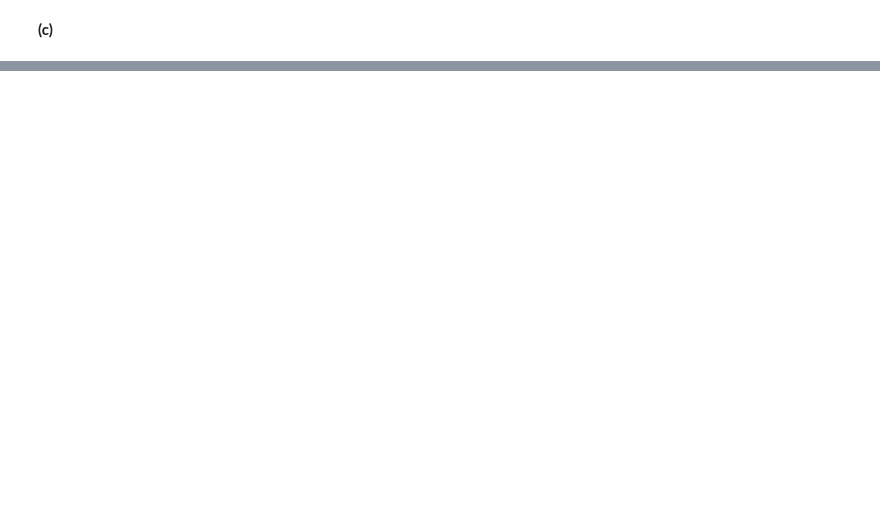
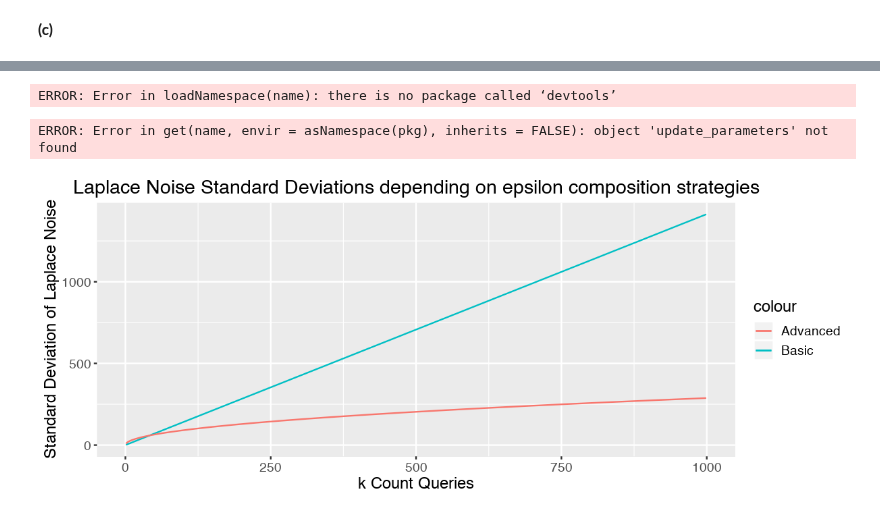
Before and after one commit to bhavenp/cs208, a Jupyter notebook: homework/HW3/HW3_Bhaven_Patel.ipynb, the cells around one changed output, grey strips where cells are left out. Cells and saved outputs as stored; diff of their text form; code cells hidden in the pictures; blank space fills up the shorter version.

```diff
--- a/homework/HW3/HW3_Bhaven_Patel.ipynb
+++ b/homework/HW3/HW3_Bhaven_Patel.ipynb
@@ -100,7 +100,7 @@ trimmed_mean = function(x, max_value, epsilon){
     cutoffs <- quantile(x, probs = c(0.05, 0.95) )
     lower = cutoffs[1];
     upper = cutoffs[2];
-    x.trimmed <- x[x > lower & x< upper]; #trim x
+    x.trimmed <- x[x >= lower & x <= upper]; #trim x
 
     sensitivity <- max_value/ (0.9*n);
     scale <- sensitivity / epsilon; #scale for Laplace noise
@@ -539,0 +185,22 @@ This will be submitted separately on Gradescope.
+# %%
+## PARAMETERS
+delta = 10**(-9);
+globalEps = 1;
+
+kVals <- seq(from=1, to=1000, by=2); #get sequence of values for k
+
+results <- matrix( rep(NA,length(kVals)*3), nrow=length(kVals), ncol=4);
+
+for(i in 1:length(kVals)){
+    k = kVals[i];
+    #calculate standard deviation for basic epsilon
+    epsBasic = globalEps / k;
+    stdBasic = sqrt(2) / epsBasic;
+    #calculate standard deviation for basic epsilon
+    epsAdv = globalEps / sqrt(2*k*log(1/delta));
+    stdAdv = sqrt(2) / epsAdv;
+
+    #calculate standard deviation for
+
+    results[i, ] <- c(k, stdBasic, stdAdv, 0);
+}
@@ -539,0 +267,29 @@ This will be submitted separately on Gradescope.
+# %%
+devtools::install_github("privacytoolsproject/PSI-Library", ref="develop")
+library("PSIlence")
+# %% [output]
+ERROR: Error in loadNamespace(name): there is no package called ‘devtools’
+# %%
+library(PSIlence)
+k <- 3;
+init <- rep(c(1/k, 0), k )
+params <- matrix(init, nrow=k, ncol=2, byrow=TRUE)
+inverse <- PSIlence:::update_parameters(params=params, hold=0, eps=globalEps, del=delta)
+print(inverse)
+# %% [output]
+ERROR: Error in get(name, envir = asNamespace(pkg), inherits = FALSE): object 'update_parameters' not found
+# %%
+library(ggplot2)
+library(grid)
+
+final_results <- as.data.frame(results);
+colnames(final_results) <- c("k", "Std_Basic_Comp", "Std_Adv_Comp", "Std_Opt_Comp");
+f_size = 16;
+fifty = 0.5;
+# Plot average RMSE of reconstruction against noise input
+p_rmse <- ggplot(data = final_results) + geom_line(aes(x=final_results$k, y=final_results$Std_Basic_Comp, color="Basic")) + geom_line(aes(x=final_results$k, y=final_results$Std_Adv_Comp, color="Advanced"));
+p_rmse <- p_rmse + labs(title="Laplace Noise Standard Deviations depending on epsilon composition strategies", x="k Count Queries", y = "Standard Deviation of Laplace Noise") + theme(plot.title = element_text(hjust=0.5), text = element_text(size=f_size-2));
+options(repr.plot.width=10, repr.plot.height=4); #set plot dimensions
+p_rmse #show plot
+# %% [output]
+[figure, added]
```
Also changed, not shown: parts of 43 cells of this notebook, 2 other files.
